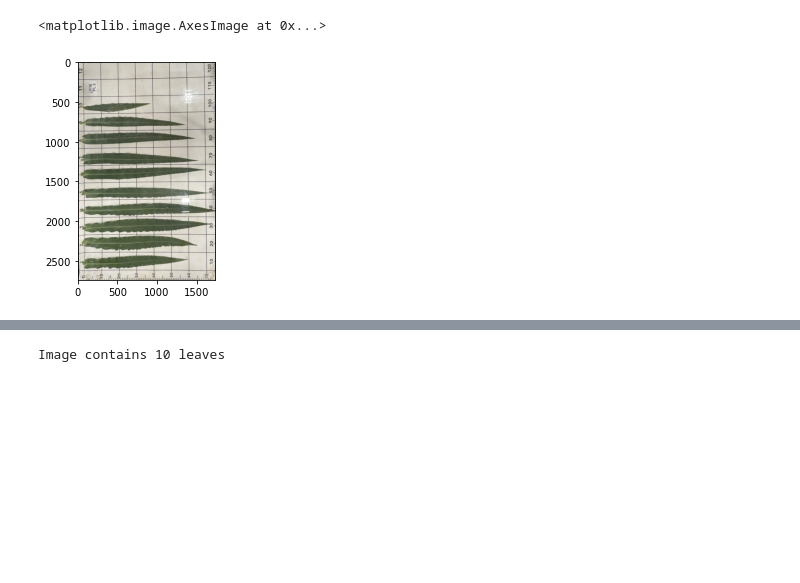
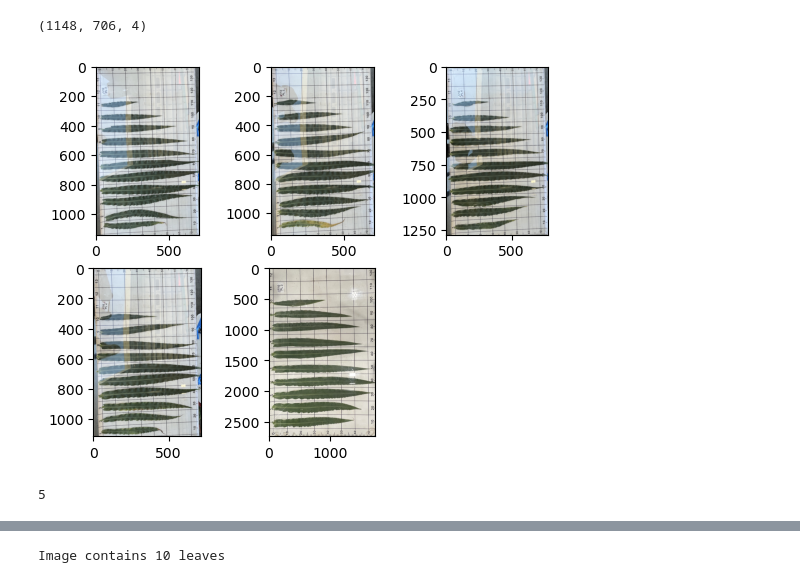
Before and after one commit to Luciamar/Agron845_project, a Jupyter notebook: Cropping.ipynb, the cells around one changed output, grey strips where cells are left out. Cells and saved outputs as stored; diff of their text form; code cells hidden in the pictures; blank space fills up the shorter version.

```diff
--- a/Cropping.ipynb
+++ b/Cropping.ipynb
@@ -7,6 +21,0 @@ from skimage.morphology import area_opening, disk, binary_closing
-# %%
-img = imread('../Agron845_project/img5.jpg')
-plt.imshow(img)
-# %% [output]
-<matplotlib.image.AxesImage at 0x...>
-[figure, removed]
@@ -17,0 +22,29 @@ blue = img[:, :, 2]
+# %%
+
+
+file_list = glob.glob("../Agron845_project/Images/*.*")
+
+
+
+pic_list = []
+for file in file_list:
+    RGB = imread(file)
+    pic_list.append(RGB)
+
+#RGB = imread('../Agron845_project/*.jpg')
+#plt.imshow(RGB)
+#RGB.shape
+
+print(pic_list[1].shape)
+
+plt.figure()
+for images in range(len(pic_list)):
+    plt.subplot(2,3,images+1)
+    plt.imshow(pic_list[images])
+# %% [output]
+(1148, 706, 4)
+[figure, added]
+# %%
+len(pic_list)
+# %% [output]
+5
```
Also changed, not shown: parts of 35 cells of this notebook, 9 other files.
